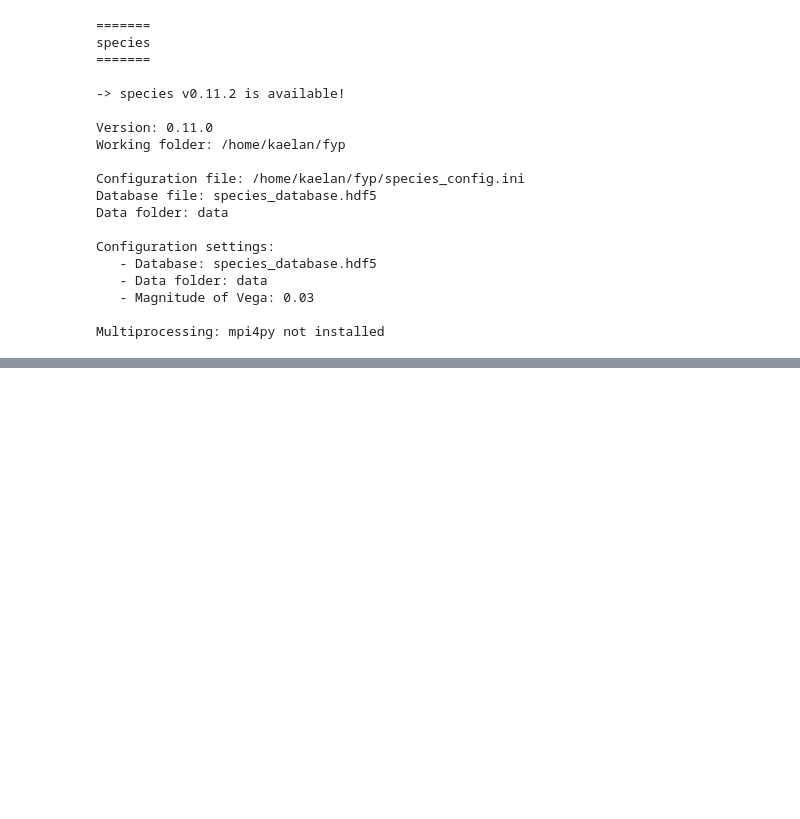
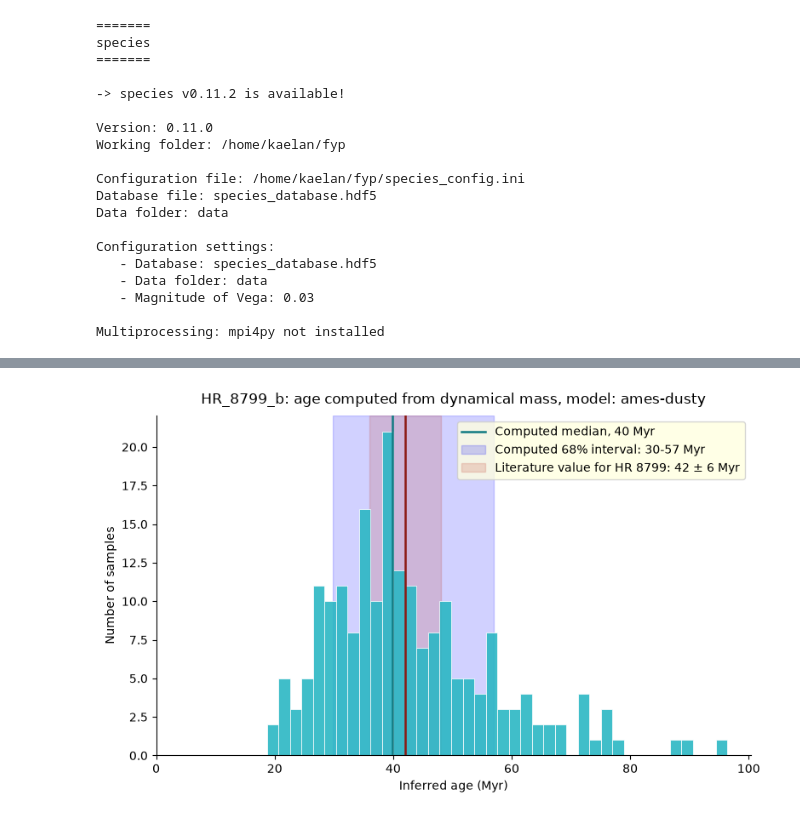
Before and after one commit to h0sh1z0ra/masses_to_ages, a Jupyter notebook: age_to_mass.ipynb, the cells around one changed output, grey strips where cells are left out. Drawn from its saved outputs; the diff is of its cells as text; code cells hidden in the pictures; blank space fills up the shorter version.

```diff
--- a/age_to_mass.ipynb
+++ b/age_to_mass.ipynb
@@ -592,0 +611,11 @@ AFLepB = Ages(m_planet = 3.2,
+# %%
+HR8799b = Ages(m_planet = 5.8,
+               sigma_m = [0.8, 0.8],
+               brightness = -5.1,
+               sigma_b = [0.1, 0.1],
+               N_samples = 200,
+               planet_name = "HR_8799_b",
+               parent_star_name = "HR 8799",
+               lit_values = [42, 6, 6],
+               isochrone_name = "ames",
+               model_name = "ames-dusty")
@@ -644,3 +761,8 @@ HR8799e = Ages(m_planet = 7.5,
+# %%
+HR8799b.age_from_mass()
+HR8799b.plot_hist()
+# %% [output]
+[figure, added]
 # %%
 HR8799c.age_from_mass()
 HR8799c.plot_hist()
```
Also changed, not shown: parts of 9 cells of this notebook, 4 other files.
